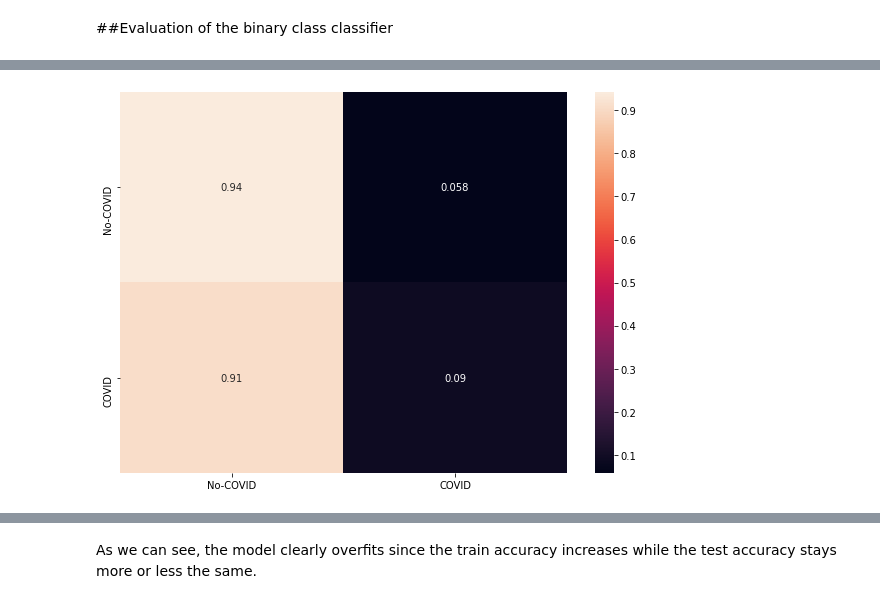
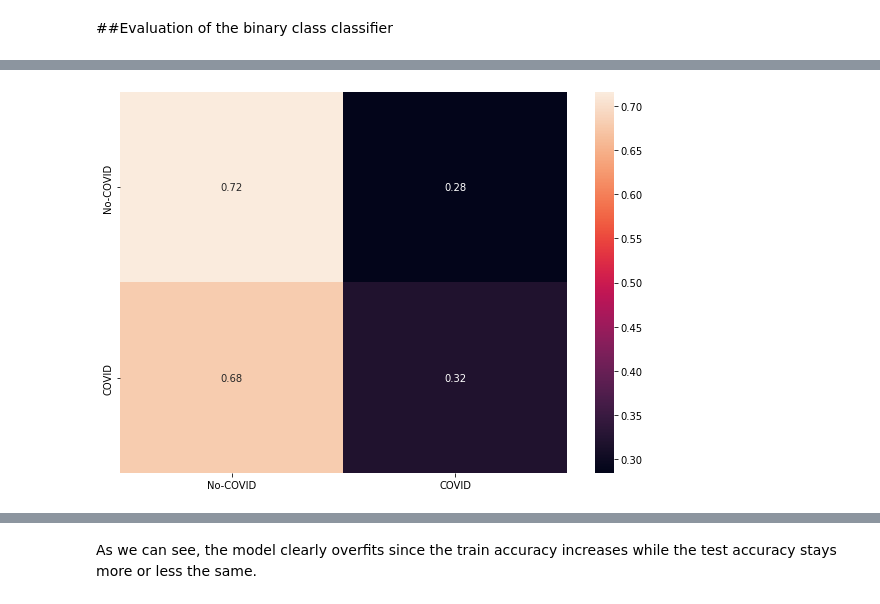
Before and after one commit to codingfabi/COUGHVID, a Jupyter notebook: Evaluation.ipynb, the cells around one changed output, grey strips where cells are left out. Cells and saved outputs as stored; diff of their text form; code cells hidden in the pictures.

```diff
--- a/Evaluation.ipynb
+++ b/Evaluation.ipynb
@@ -465,2 +502,9 @@ print(labels_new_bc.shape)
 # %%
-X_train, X_test, y_train, y_test = train_test_split(data_new, labels_new_bc, test_size=0.2, random_state=0)
+X_train, X_test, y_train, y_test = train_test_split(data_new_bc, labels_new_bc, test_size=0.2, random_state=0)
+# %%
+## calculate class weights
+y_integers = np.argmax(y_train, axis=1)
+class_weights_bc = compute_class_weight('balanced', np.unique(y_integers), y_integers)
+class_weights_dict_bc = dict(enumerate(class_weights_bc))
+
+class_weights_dict_bc
@@ -469,11 +515,14 @@ lr_schedule = tf.keras.optimizers.schedules.ExponentialDecay(
     initial_learning_rate=0.000001,
     decay_steps=10000,
     decay_rate=0.9)
+
+cb = tf.keras.callbacks.EarlyStopping(monitor='val_loss', min_delta=0.01, patience=25, verbose=1,
+    mode='auto', baseline=None, restore_best_weights=True)
 # %%
 dtlbc = DTLBC()
 opt = tf.keras.optimizers.Adam(learning_rate=lr_schedule)
 dtlbc.compile(optimizer=opt,loss='categorical_crossentropy',metrics=['acc'])
 # %%
-history = dtlbc.fit(X_train,y_train, epochs=250, batch_size=128, validation_data=(X_test,y_test))
+history = dtlbc.fit(X_train,y_train, epochs=250, validation_data=(X_test,y_test), class_weight=class_weights_dict_bc, callbacks=[cb])
 # %% [output]
 Epoch 1/250
@@ -504,10 +557,9 @@ print(accuracy)
 # %%
-matrix = confusion_matrix(np.argmax(y_test, axis=1), np.argmax(predictions, axis=1))
-matrix = matrix/matrix.sum(axis=1)[:, np.newaxis]
+matrix = confusion_matrix(np.argmax(y_test, axis=1), np.argmax(predictions, axis=1), normalize='true')
 labellist = ['No-COVID', 'COVID']
 plotConfusionMatrix(labellist, matrix)
 # %% [output]
-[figure, old version]
+[figure, new version]
 # %%
 plotTrainingLoss(history.history['loss'], history.history['val_loss'])
 # %% [output]
```
Also changed, not shown: parts of 45 cells of this notebook.
